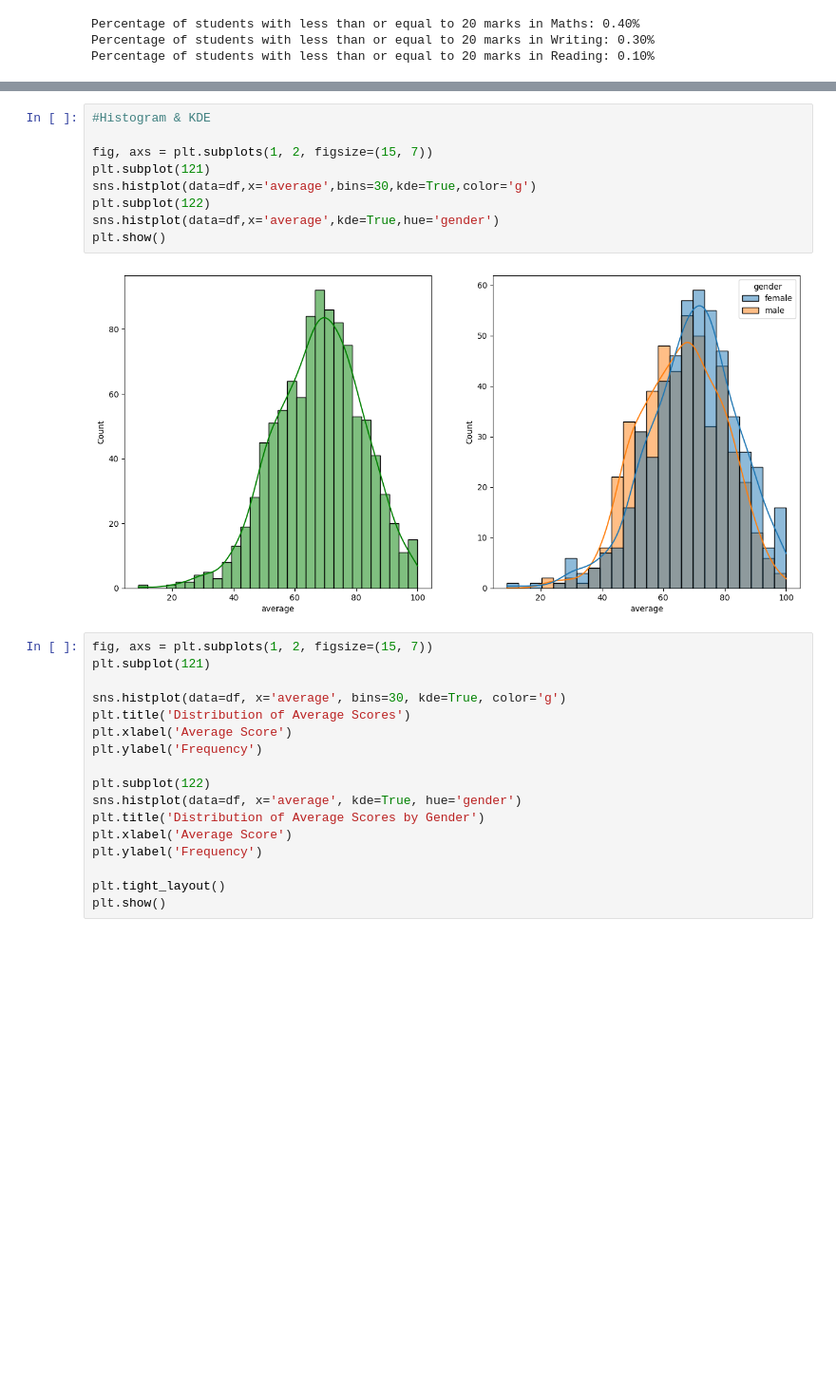
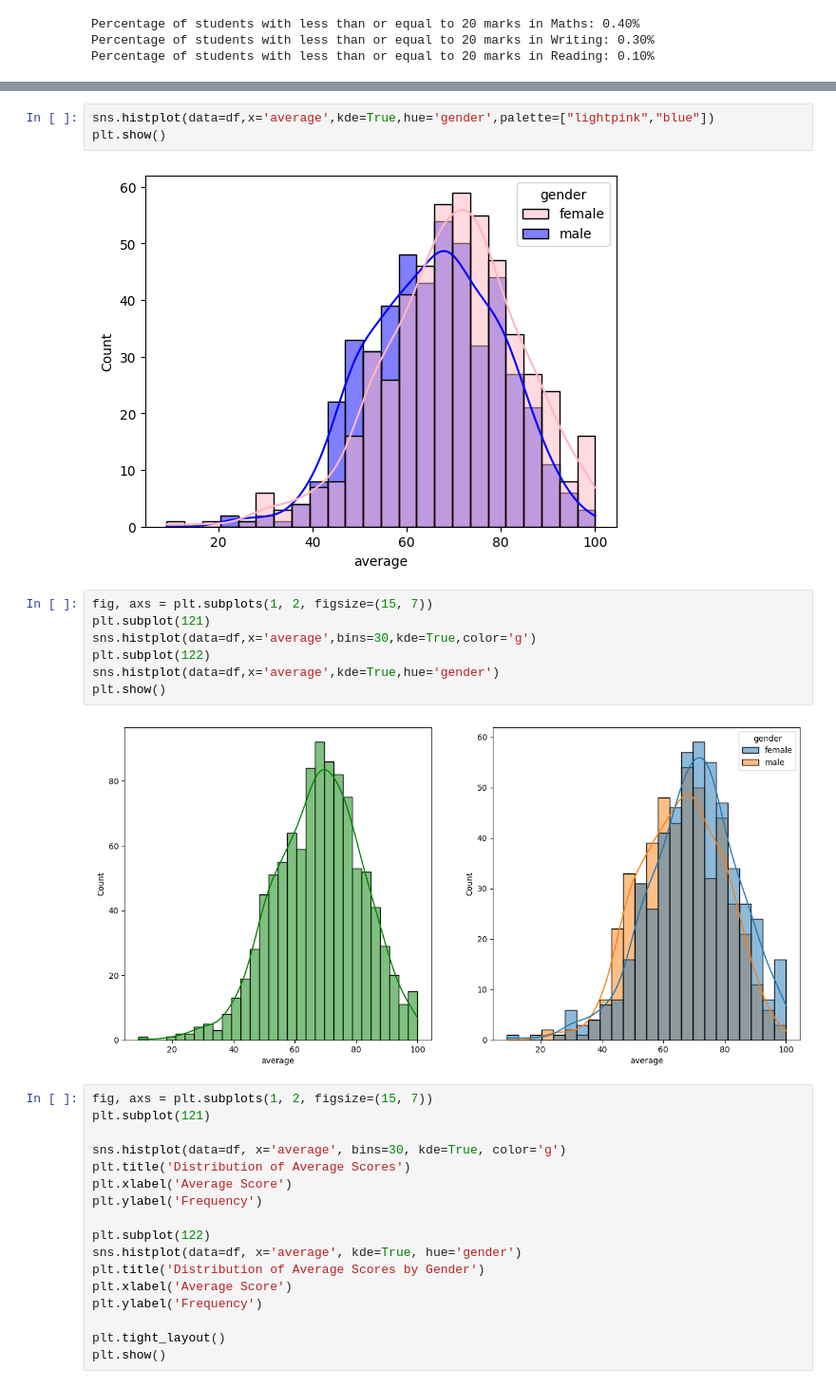
Before and after one commit to Udhay2898/HandsOnPractice_Pandas, a Jupyter notebook: Student_Dataset.ipynb, the cells around one changed output, grey strips where cells are left out. Shown: that part at 95% size. Saved outputs shown, nothing was run; the diff lists cells and outputs as text; blank space fills up the shorter version.

```diff
--- a/Student_Dataset.ipynb
+++ b/Student_Dataset.ipynb
@@ -181,6 +188,9 @@ plt.show()
+# %%
+sns.histplot(data=df,x='average',kde=True,hue='gender',palette=["lightpink","blue"])
+plt.show()
+# %% [output]
+[figure, added]
 # %%
-#Histogram & KDE
-
 fig, axs = plt.subplots(1, 2, figsize=(15, 7))
 plt.subplot(121)
 sns.histplot(data=df,x='average',bins=30,kde=True,color='g')
```
Also changed, not shown: parts of 4 cells of this notebook.
